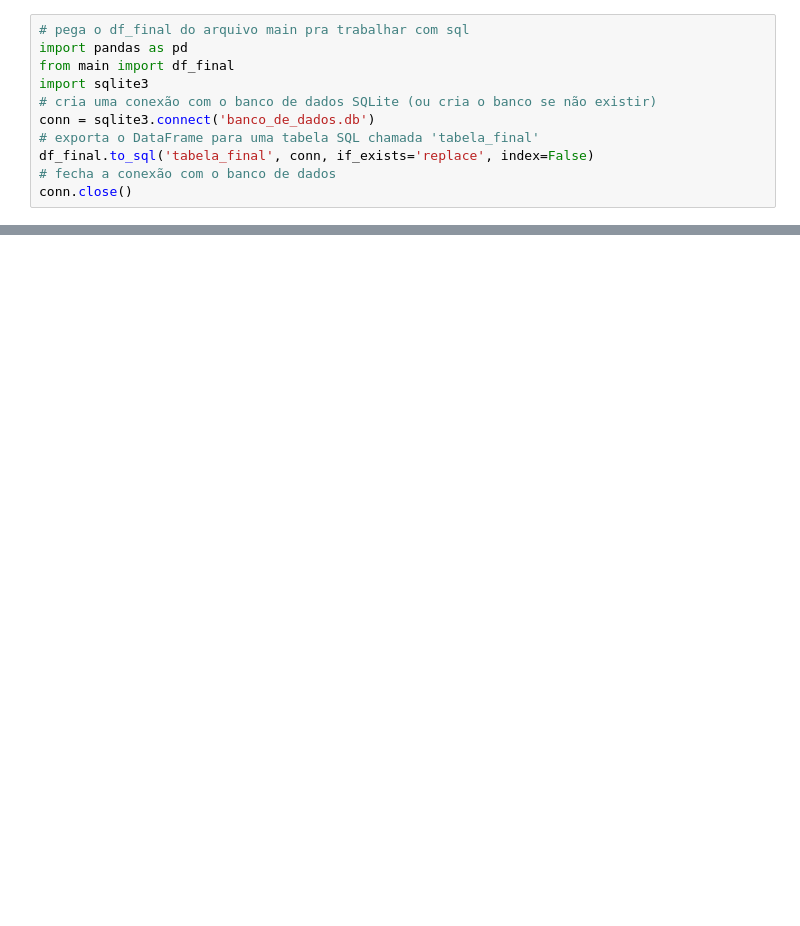
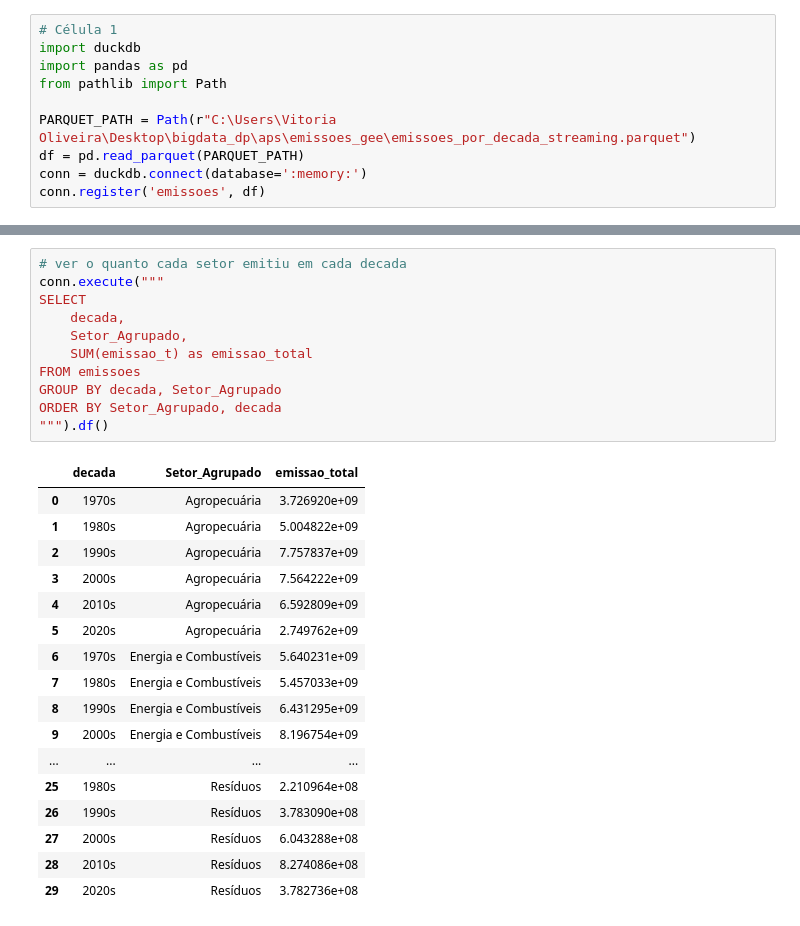
Before and after one commit to vivsoliveira/emissoes_gee, a Jupyter notebook: Dados por município 12.0/spark.ipynb, the cells around one changed output, grey strips where cells are left out. Saved outputs shown, nothing was run; the diff lists cells and outputs as text; blank space fills up the shorter version.

```diff
--- a/Dados por município 12.0/spark.ipynb
+++ b/Dados por município 12.0/spark.ipynb
@@ -1,12 +18,11 @@
 # %%
-# pega o df_final do arquivo main pra trabalhar com sql
+# Célula 1
+import duckdb
 import pandas as pd
-from main import df_final
-import sqlite3
-# cria uma conexão com o banco de dados SQLite (ou cria o banco se não existir)
-conn = sqlite3.connect('banco_de_dados.db')
-# exporta o DataFrame para uma tabela SQL chamada 'tabela_final'
-df_final.to_sql('tabela_final', conn, if_exists='replace', index=False)
-# fecha a conexão com o banco de dados
-conn.close()
+from pathlib import Path
+
+PARQUET_PATH = Path(r"C:\Users\Vitoria Oliveira\Desktop\bigdata_dp\aps\emissoes_gee\emissoes_por_decada_streaming.parquet")
+df = pd.read_parquet(PARQUET_PATH)
+conn = duckdb.connect(database=':memory:')
+conn.register('emissoes', df)
 # %% [output]
@@ -13,0 +102,29 @@ PySparkRuntimeError: [JAVA_GATEWAY_EXITED] Java gateway process exited before se
+# %%
+# ver o quanto cada setor emitiu em cada decada
+conn.execute("""
+SELECT
+    decada,
+    Setor_Agrupado,
+    SUM(emissao_t) as emissao_total
+FROM emissoes
+GROUP BY decada, Setor_Agrupado
+ORDER BY Setor_Agrupado, decada
+""").df()
+# %% [output]
+|  | decada | Setor_Agrupado | emissao_total |
+| 0 | 1970s | Agropecuária | 3.726920e+09 |
+| 1 | 1980s | Agropecuária | 5.004822e+09 |
+| 2 | 1990s | Agropecuária | 7.757837e+09 |
+| 3 | 2000s | Agropecuária | 7.564222e+09 |
+| 4 | 2010s | Agropecuária | 6.592809e+09 |
+| 5 | 2020s | Agropecuária | 2.749762e+09 |
+| 6 | 1970s | Energia e Combustíveis | 5.640231e+09 |
+| 7 | 1980s | Energia e Combustíveis | 5.457033e+09 |
+| 8 | 1990s | Energia e Combustíveis | 6.431295e+09 |
+| 9 | 2000s | Energia e Combustíveis | 8.196754e+09 |
+| ... | ... | ... | ... |
+| 25 | 1980s | Resíduos | 2.210964e+08 |
+| 26 | 1990s | Resíduos | 3.783090e+08 |
+| 27 | 2000s | Resíduos | 6.043288e+08 |
+| 28 | 2010s | Resíduos | 8.274086e+08 |
+| 29 | 2020s | Resíduos | 3.782736e+08 |
```
Also changed, not shown: parts of 8 cells of this notebook.
